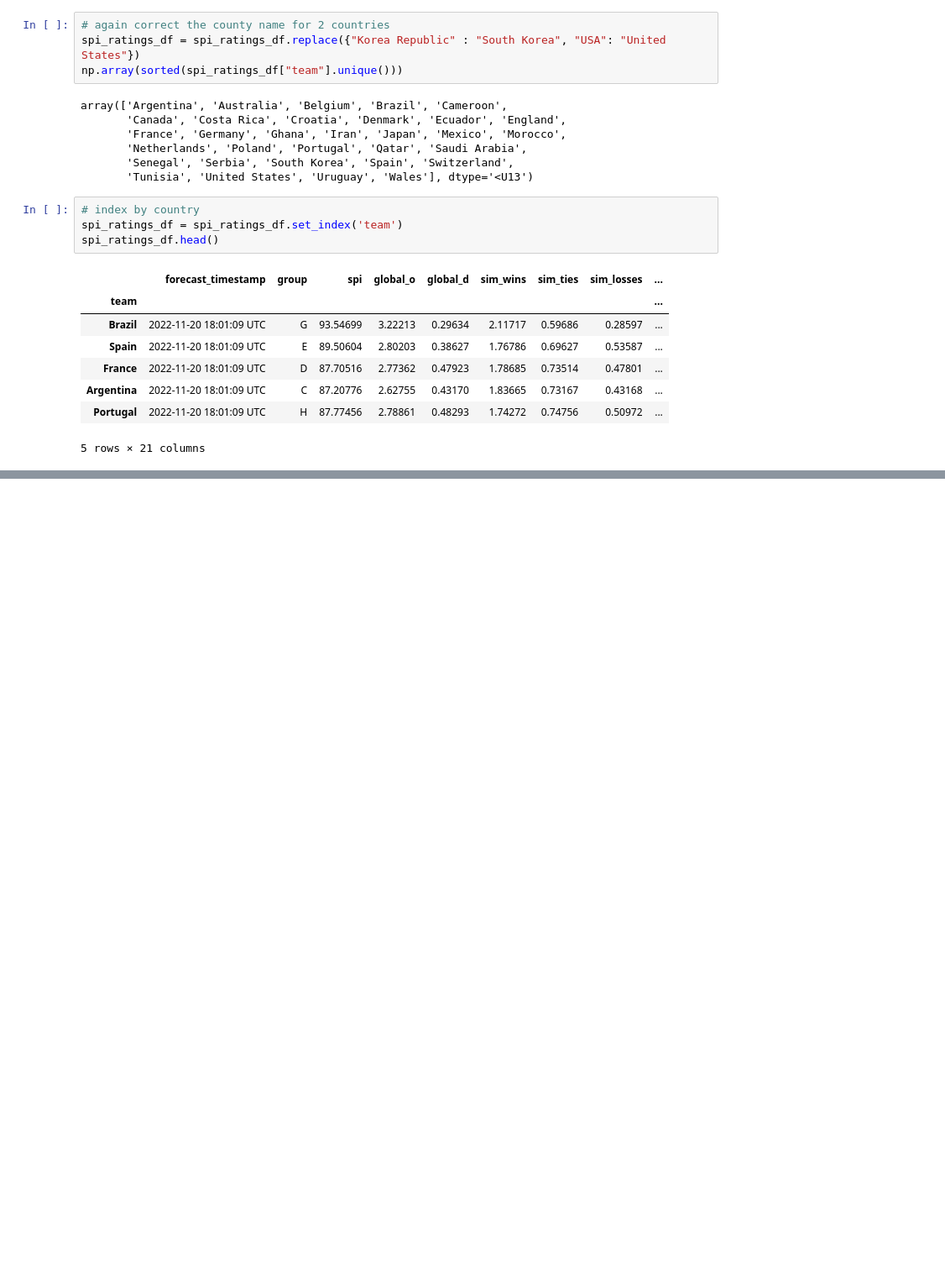
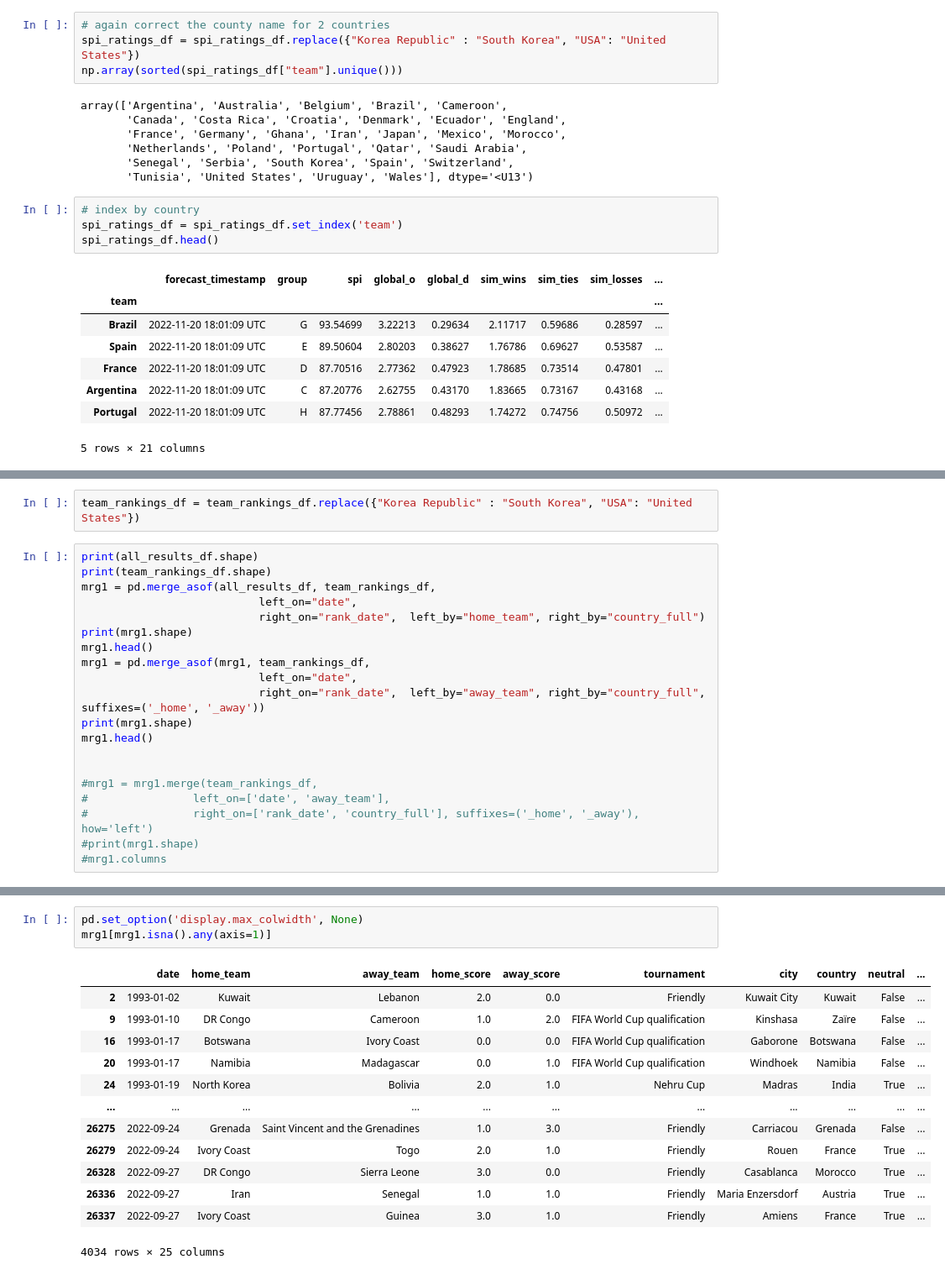
Before and after one commit to ksebastian/ds-capstone-fifa2022, a Jupyter notebook: analysis/fifa-2022-notebook.ipynb, the cells around one changed output, grey strips where cells are left out. Shown at 84% size. Saved outputs shown, nothing was run; the diff lists cells and outputs as text; blank space fills up the shorter version.

```diff
--- a/analysis/fifa-2022-notebook.ipynb
+++ b/analysis/fifa-2022-notebook.ipynb
@@ -345,0 +481,22 @@ spi_ratings_df.head()
+# %%
+team_rankings_df = team_rankings_df.replace({"Korea Republic" : "South Korea", "USA": "United States"})
+# %%
+print(all_results_df.shape)
+print(team_rankings_df.shape)
+mrg1 = pd.merge_asof(all_results_df, team_rankings_df,
+                           left_on="date",
+                           right_on="rank_date",  left_by="home_team", right_by="country_full")
+print(mrg1.shape)
+mrg1.head()
+mrg1 = pd.merge_asof(mrg1, team_rankings_df,
+                           left_on="date",
+                           right_on="rank_date",  left_by="away_team", right_by="country_full", suffixes=('_home', '_away'))
+print(mrg1.shape)
+mrg1.head()
+
+
+#mrg1 = mrg1.merge(team_rankings_df,
+#                left_on=['date', 'away_team'],
+#                right_on=['rank_date', 'country_full'], suffixes=('_home', '_away'), how='left')
+#print(mrg1.shape)
+#mrg1.columns
@@ -345,0 +515,17 @@ spi_ratings_df.head()
+# %%
+pd.set_option('display.max_colwidth', None)
+mrg1[mrg1.isna().any(axis=1)]
+# %% [output]
+|  | date | home_team | away_team | home_score | away_score | tournament | city | country | neutral | ... |
+| 2 | 1993-01-02 | Kuwait | Lebanon | 2.0 | 0.0 | Friendly | Kuwait City | Kuwait | False | ... |
+| 9 | 1993-01-10 | DR Congo | Cameroon | 1.0 | 2.0 | FIFA World Cup qualification | Kinshasa | Zaïre | False | ... |
+| 16 | 1993-01-17 | Botswana | Ivory Coast | 0.0 | 0.0 | FIFA World Cup qualification | Gaborone | Botswana | False | ... |
+| 20 | 1993-01-17 | Namibia | Madagascar | 0.0 | 1.0 | FIFA World Cup qualification | Windhoek | Namibia | False | ... |
+| 24 | 1993-01-19 | North Korea | Bolivia | 2.0 | 1.0 | Nehru Cup | Madras | India | True | ... |
+| ... | ... | ... | ... | ... | ... | ... | ... | ... | ... | ... |
+| 26275 | 2022-09-24 | Grenada | Saint Vincent and the Grenadines | 1.0 | 3.0 | Friendly | Carriacou | Grenada | False | ... |
+| 26279 | 2022-09-24 | Ivory Coast | Togo | 2.0 | 1.0 | Friendly | Rouen | France | True | ... |
+| 26328 | 2022-09-27 | DR Congo | Sierra Leone | 3.0 | 0.0 | Friendly | Casablanca | Morocco | True | ... |
+| 26336 | 2022-09-27 | Iran | Senegal | 1.0 | 1.0 | Friendly | Maria Enzersdorf | Austria | True | ... |
+| 26337 | 2022-09-27 | Ivory Coast | Guinea | 3.0 | 1.0 | Friendly | Amiens | France | True | ... |
+4034 rows × 25 columns
```
Also changed, not shown: parts of 22 cells of this notebook.
